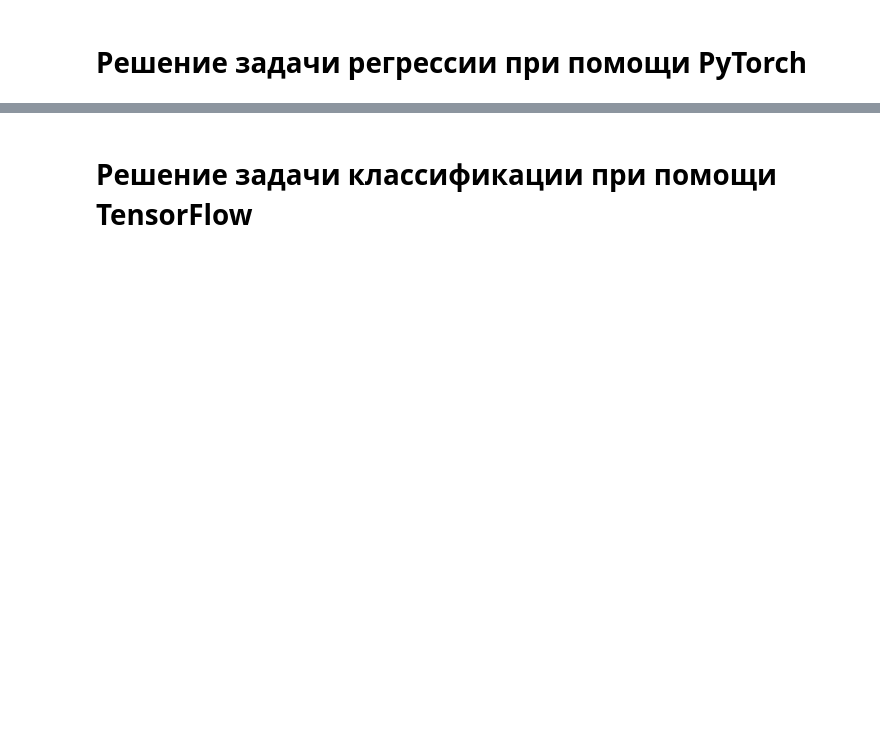
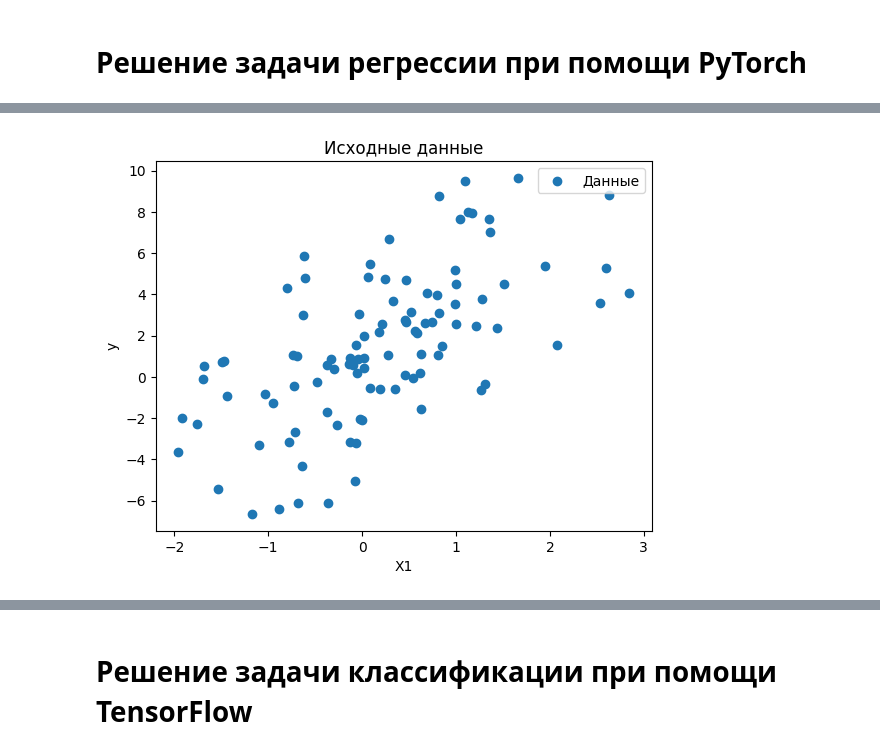
Before and after one commit to CHDS-2002/Data-Science-Technologies, a Jupyter notebook: datascience.ipynb, the cells around one changed output, grey strips where cells are left out. Saved outputs shown, nothing was run; the diff lists cells and outputs as text; code cells hidden in the pictures; blank space fills up the shorter version.

```diff
--- a/datascience.ipynb
+++ b/datascience.ipynb
@@ -246,0 +267,97 @@ ModuleNotFoundError: No module named 'bioinfokit'
+# %%
+###################################
+#                                 #
+#             PyTorch             #
+#                                 #
+###################################
+
+###################################
+#           Regression            #
+###################################
+
+import torch
+import torch.nn as nn
+import torch.optim as optim
+import matplotlib.pyplot as plt
+import numpy as np
+
+# Генерация синтетических данных
+num_samples = 100
+X1 = torch.randn(num_samples, 1)
+X2 = torch.randn(num_samples, 1)
+X = torch.cat((X1, X2, torch.ones(num_samples, 1)), dim=-1)
+k1 = 2
+k2 = 3
+k3 = 0.3
+b = 1
+y = k1 * X1 + k2 * X2 + b + torch.randn_like(X1) * k3
+
+# Визуализация данных
+plt.scatter(X[:, 0].detach().numpy(), y.detach().numpy(), marker='o',
+            label='Данные')
+plt.title('Исходные данные')
+plt.xlabel('X1')
+plt.ylabel('y')
+plt.legend()
+plt.show()
+
+# Создание модели
+'''
+  MultiLinearRegression - класс мультилинейной регрессии
+  Принимает значения аргументов x, выводит y
+'''
+class MultiLinearRegression(nn.Module):
+    def __init__(self, input_dim, output_dim):
+        super(MultiLinearRegression, self).__init__()
+        self.linear = nn.Linear(input_dim, output_dim)
+
+    '''
+      forward - метод прямого распространения перцептрона PyTorch
+    '''
+    def forward(self, x):
+        return self.linear(x)
+
+# Параметры модели
+input_dim = 3
+output_dim = 1
+model = MultiLinearRegression(input_dim, output_dim)
+criterion = nn.MSELoss()
+optimizer = optim.Adam(model.parameters(), lr=0.01)
+
+# Тренировка модели
+epochs = 100
+
+# Процесс обучения перцептрона PyTorch
+for epoch in range(epochs):
+    y_pred = model(X)
+    loss = criterion(y_pred.squeeze(1), y)
+    print(f'Эпоха {epoch}: Потеря: {loss.item()}')
+    optimizer.zero_grad()
+    loss.backward()
+    optimizer.step()
+
+# Визуализация результата
+pred = model(X)
+plt.scatter(X[:, 0].detach().numpy(), pred.detach().numpy(), marker='.',
+            label='Прогнозы')
+plt.title('Фактические и прогнозируемые значения')
+plt.xlabel('X1')
+plt.ylabel('y')
+plt.legend()
+plt.show()
+
+# Оценка модели
+mse = nn.MSELoss()
+print(f'MSE: {mse(pred.squeeze(1), y)}')
+
+###################################
+#           Regression            #
+###################################
+
+###################################
+#                                 #
+#             PyTorch             #
+#                                 #
+###################################
+# %% [output]
+[figure, added]
```
Also changed, not shown: parts of 25 cells of this notebook.
